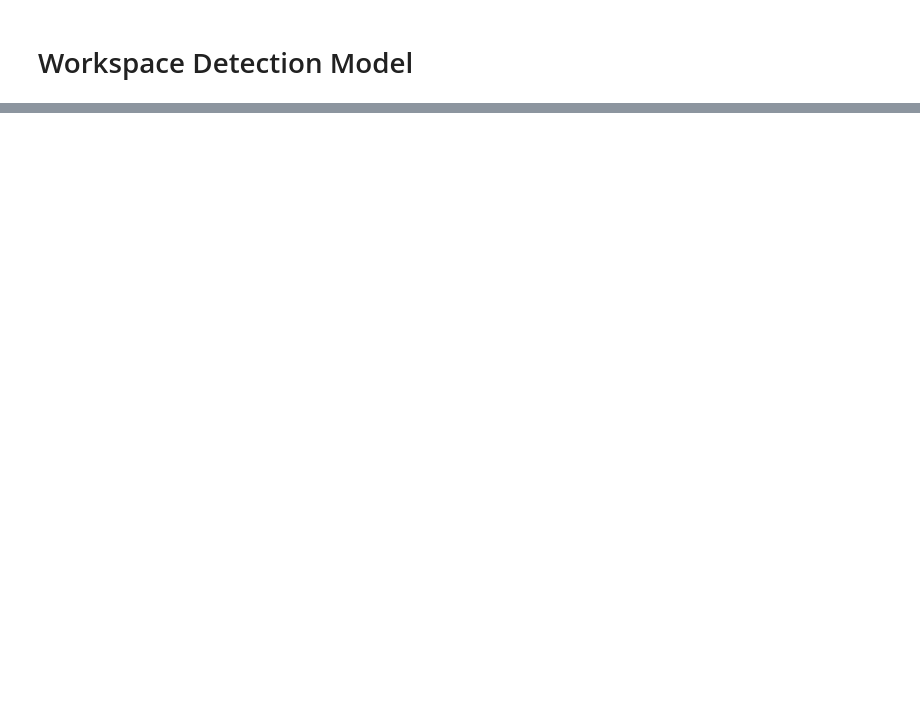
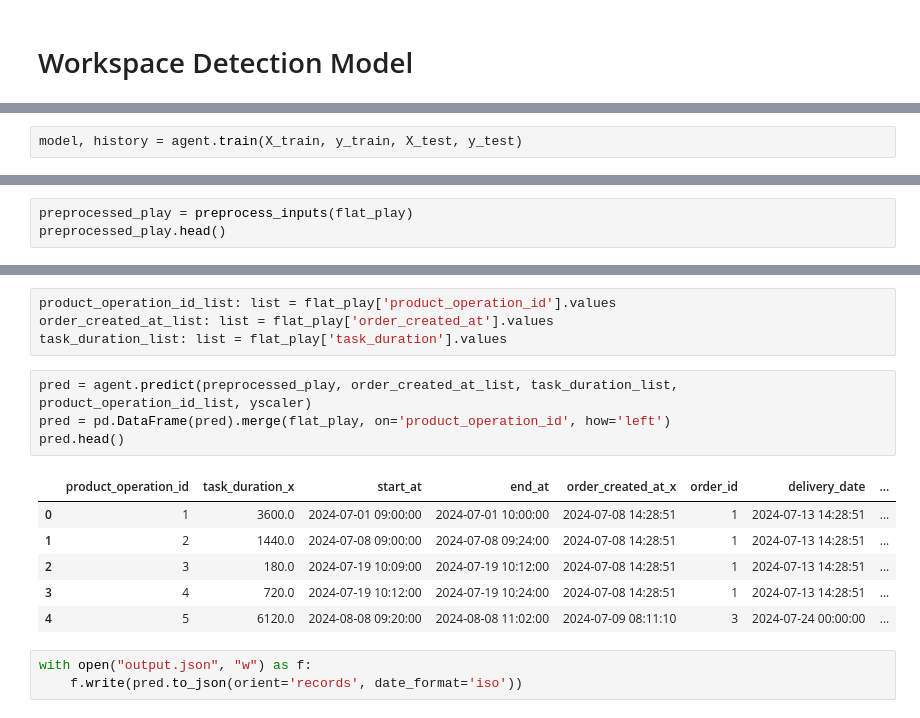
Before and after one commit to distervplays/GrafiStoreMLAPI, a Jupyter notebook: model_notebook.ipynb, the cells around one changed output, grey strips where cells are left out. Saved outputs shown, nothing was run; the diff lists cells and outputs as text; blank space fills up the shorter version.

```diff
--- a/model_notebook.ipynb
+++ b/model_notebook.ipynb
@@ -287,0 +183,2 @@ pred
+# %%
+model, history = agent.train(X_train, y_train, X_test, y_test)
@@ -287,0 +228,3 @@ pred
+# %%
+preprocessed_play = preprocess_inputs(flat_play)
+preprocessed_play.head()
@@ -287,0 +239,18 @@ pred
+# %%
+product_operation_id_list: list = flat_play['product_operation_id'].values
+order_created_at_list: list = flat_play['order_created_at'].values
+task_duration_list: list = flat_play['task_duration'].values
+# %%
+pred = agent.predict(preprocessed_play, order_created_at_list, task_duration_list, product_operation_id_list, yscaler)
+pred = pd.DataFrame(pred).merge(flat_play, on='product_operation_id', how='left')
+pred.head()
+# %% [output]
+|  | product_operation_id | task_duration_x | start_at | end_at | order_created_at_x | order_id | delivery_date | ... |
+| 0 | 1 | 3600.0 | 2024-07-01 09:00:00 | 2024-07-01 10:00:00 | 2024-07-08 14:28:51 | 1 | 2024-07-13 14:28:51 | ... |
+| 1 | 2 | 1440.0 | 2024-07-08 09:00:00 | 2024-07-08 09:24:00 | 2024-07-08 14:28:51 | 1 | 2024-07-13 14:28:51 | ... |
+| 2 | 3 | 180.0 | 2024-07-19 10:09:00 | 2024-07-19 10:12:00 | 2024-07-08 14:28:51 | 1 | 2024-07-13 14:28:51 | ... |
+| 3 | 4 | 720.0 | 2024-07-19 10:12:00 | 2024-07-19 10:24:00 | 2024-07-08 14:28:51 | 1 | 2024-07-13 14:28:51 | ... |
+| 4 | 5 | 6120.0 | 2024-08-08 09:20:00 | 2024-08-08 11:02:00 | 2024-07-09 08:11:10 | 3 | 2024-07-24 00:00:00 | ... |
+# %%
+with open("output.json", "w") as f:
+    f.write(pred.to_json(orient='records', date_format='iso'))
```
Also changed, not shown: parts of 50 cells of this notebook, 12 other files.
